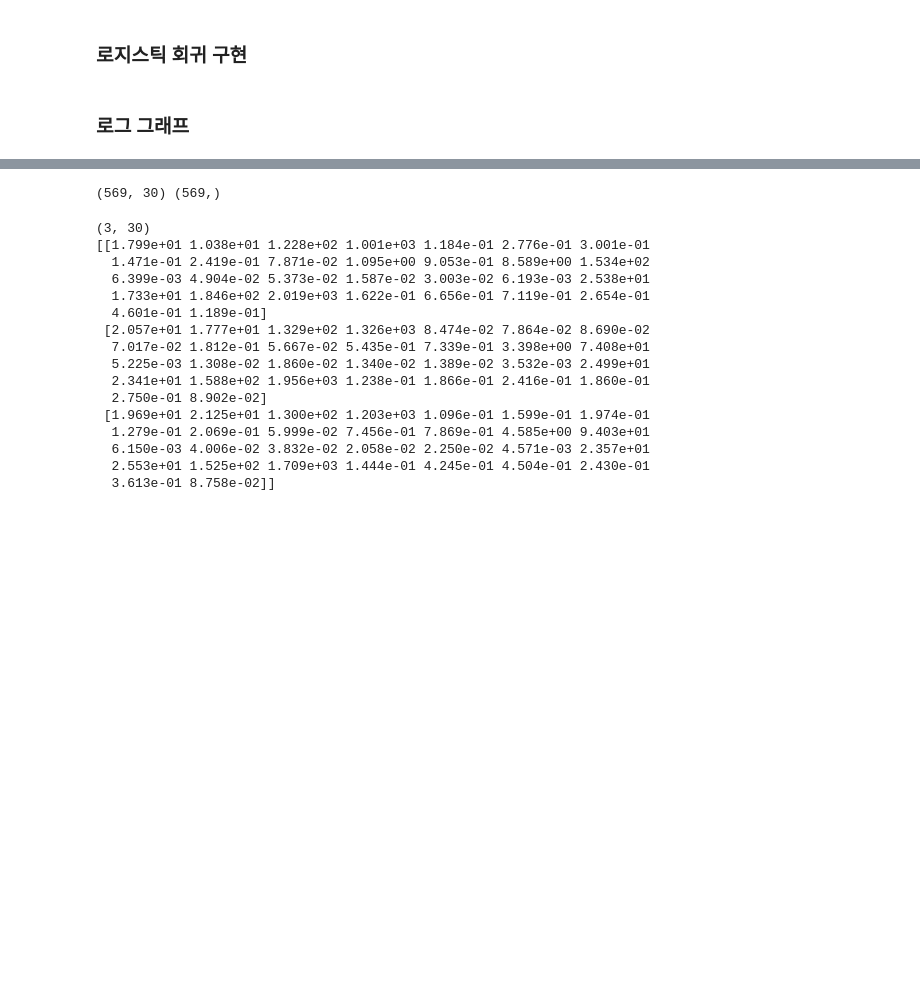
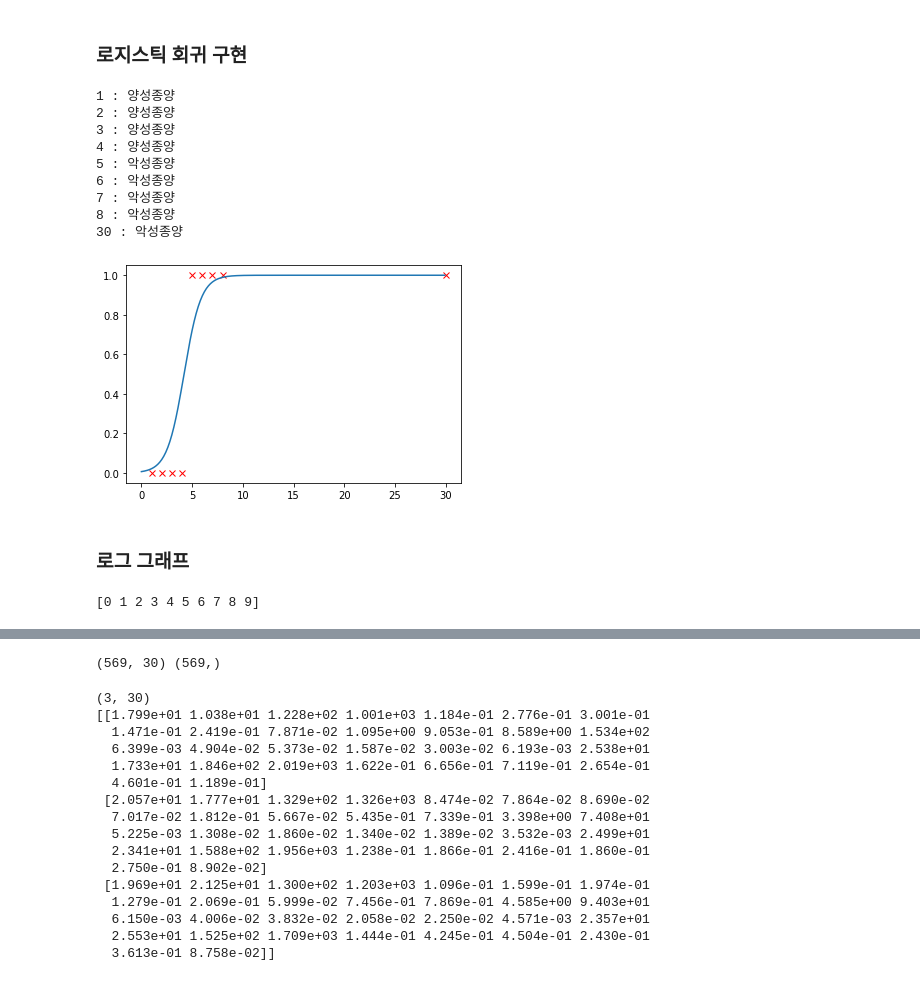
Before and after one commit to imguru-mooc/AI_NLP, a Jupyter notebook: 목차1/deep_02.ipynb, the cells around one changed output, grey strips where cells are left out. Drawn from its saved outputs; the diff is of its cells as text; code cells hidden in the pictures; blank space fills up the shorter version.

```diff
--- a/목차1/deep_02.ipynb
+++ b/목차1/deep_02.ipynb
@@ -151,42 +180,55 @@ class Neuron:
 
 # x = np.array([1,2,3,4,5,6,7,8])
 # y = np.array([0,0,0,0,1,1,1,1])
-x = np.array([1,2,3,4,5,6,7,8,20])
+x = np.array([1,2,3,4,5,6,7,8,30])
 y = np.array([0,0,0,0,1,1,1,1,1])
 
 neuron = Neuron()
 neuron.fit(x, y, epochs=1000)
 
 for xi, yi in zip(x,y):
     plt.plot(xi,yi,"rx")
 
 for x_i in x:
     y_hat = neuron.forpass(x_i)
     a = neuron.activation(y_hat)
     if( a >= 0.5 ):
         print("%d : 악성종양"%x_i)
     else:
         print("%d : 양성종양"%x_i)
     y_temp.append(a)
 
 x = np.arange(0,x[-1],0.1)
 y_temp = []
 
 for i, x_i in enumerate(x):
     y_hat = neuron.forpass(x_i)
     a = neuron.activation(y_hat)
     y_temp.append(a)
 
 plt.plot(x,y_temp)
 plt.show()
+# %% [output]
+1 : 양성종양
+2 : 양성종양
+3 : 양성종양
+4 : 양성종양
+5 : 악성종양
+6 : 악성종양
+7 : 악성종양
+8 : 악성종양
+30 : 악성종양
+[figure, added]
 # %% [markdown]
 ### 로그 그래프
 # %%
-a = np.linspace(0, 10, 10)
-print(a)
+# a = np.linspace(0, 10, 10)
+# print(a)
 
 b = np.arange(0,10,1)
 print(b)
+# %% [output]
+[0 1 2 3 4 5 6 7 8 9]
 # %%
 zs = np.arange(0.01, 10., 0.01)
 gs = [np.log(z) for z in zs]
```
Also changed, not shown: parts of 8 cells of this notebook, 1 other file.
